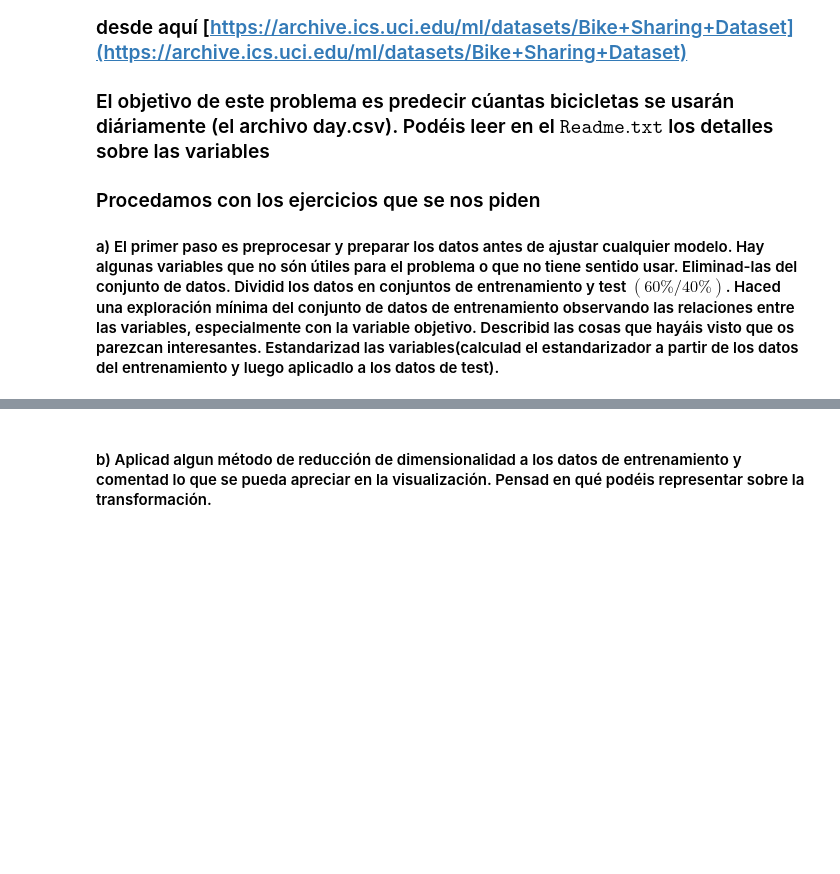
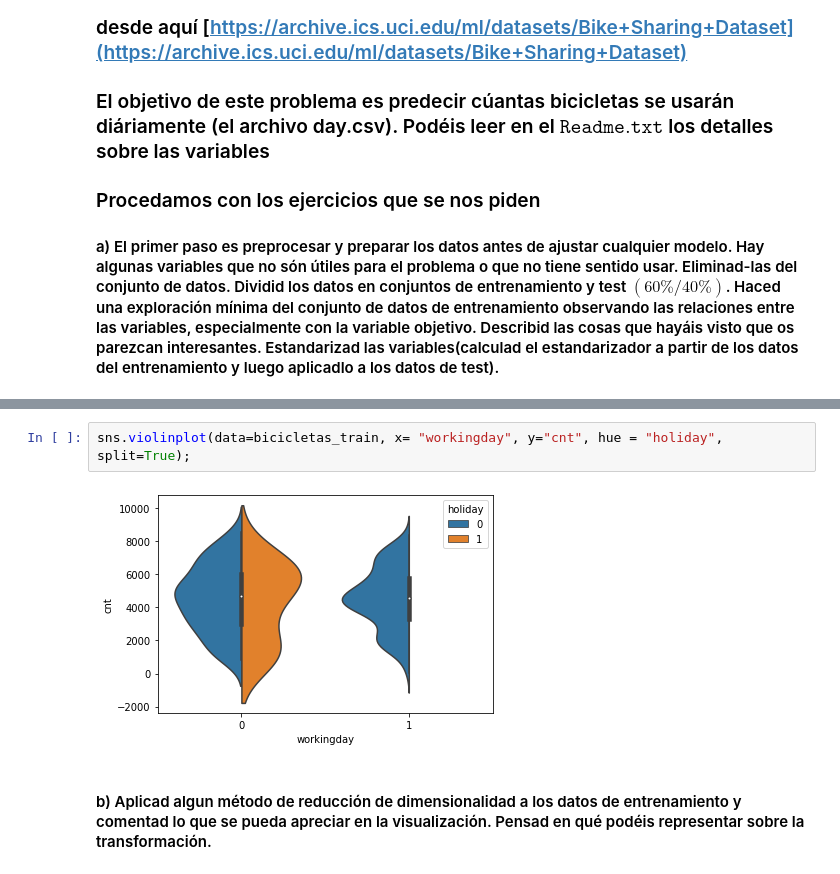
Before and after one commit to cuberhaus/APA, a Jupyter notebook: Problema2/ProblemaLlista2-GRUPAL.ipynb, the cells around one changed output, grey strips where cells are left out. Cells and saved outputs as stored; diff of their text form; blank space fills up the shorter version.

```diff
--- a/Problema2/ProblemaLlista2-GRUPAL.ipynb
+++ b/Problema2/ProblemaLlista2-GRUPAL.ipynb
@@ -20,3 +128,7 @@
+# %%
+sns.violinplot(data=bicicletas_train, x= "workingday", y="cnt", hue = "holiday", split=True);
+# %% [output]
+[figure, added]
 # %% [markdown]
 #### b) Aplicad algun método de reducción de dimensionalidad a los datos de entrenamiento y comentad lo que se pueda apreciar en la visualización. Pensad en qué podéis representar sobre la transformación.
 # %% [markdown]
```
Also changed, not shown: parts of 10 cells of this notebook.
